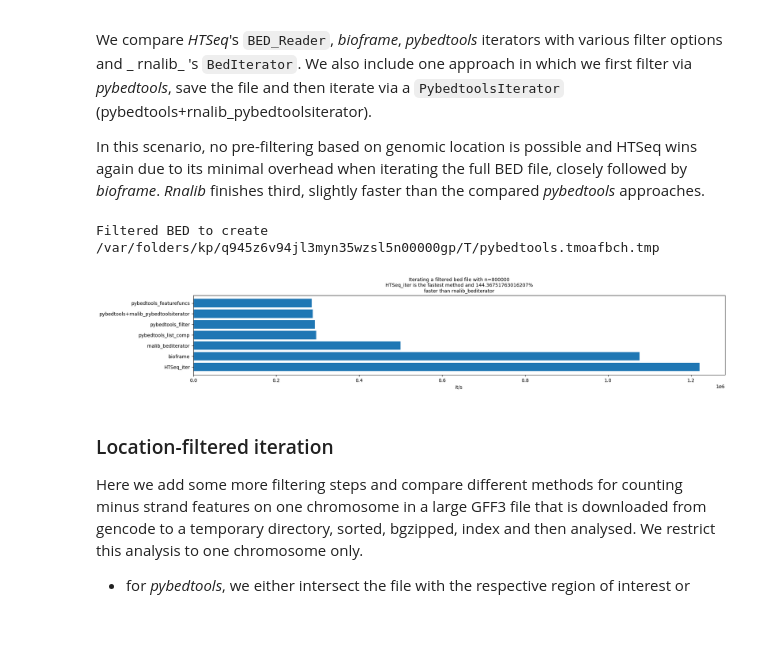
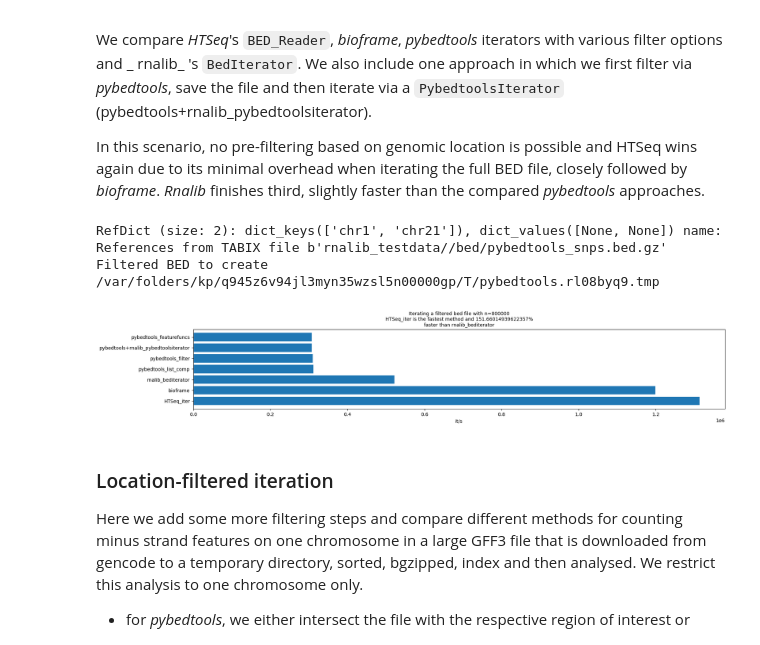
Before and after one commit to popitsch/rnalib, a Jupyter notebook: notebooks/RelatedWork_performance.ipynb, the cells around one changed output. Cells and saved outputs as stored; diff of their text form; code cells hidden in the pictures.

```diff
--- a/notebooks/RelatedWork_performance.ipynb
+++ b/notebooks/RelatedWork_performance.ipynb
@@ -145,7 +147,7 @@ with rna.Timer(times, 'BioframeIterator_iter') as timer:
 # assert that results match
 assert len({y for y in data.values()})==1, f"Error in some computation: {data}"
 
-n = stats[('yielded_items', None)]
+n = sum([c for (a,_),c in stats.items() if a=='yielded_items'])
 rna.plot_times(f"Calculating mean feature length in {dataset} (n={n})",
            times, n=n,
            reference_method='rnalib_iter')
@@ -187,7 +189,7 @@ for n,ax in zip(sizes,axes):
         with rna.Timer(times, 'rnalib') as timer:
             data[timer.name] = {}
             for chrom in chroms:
-                with rna.BedGraphIterator(bed_file, chromosome=chrom) as it:
+                with rna.BedGraphIterator(bed_file, region=chrom) as it:
                     data[timer.name][chrom]=np.mean([v for _,v in it])
                     stats.update(it.stats)
         # pybedtools - iterate
@@ -252,37 +254,39 @@ with rna.Timer(times, 'pybedtools_list_comp') as timer:
     data[timer.name] = [x.name for x in pybedtools.BedTool(bed_file) if len(x) > minlen]
 with rna.Timer(times, 'pybedtools_featurefuncs') as timer:
     # BedTools with filter()/featurefuncs
     data[timer.name] = [x.name for x in pybedtools.BedTool(bed_file).filter(greater_than, minlen)]
 with rna.Timer(times, 'rnalib_bediterator') as timer:
     # native rnalib iterator. Collect stats from here
     with rna.BedIterator(bed_file) as it:
         data[timer.name] = [snp.data.name for snp in it if len(snp)>minlen]
         stats=it.stats # we also get some stats here...
 with rna.Timer(times, 'pybedtools+rnalib_pybedtoolsiterator') as timer:
     # here we first filter via pybedtools, save the file and then iterate via a PybedtoolsIterator
     bt=pybedtools.BedTool(bed_file).filter(greater_than, minlen).saveas()
-    with rna.PybedtoolsIterator(bt) as it:
+    # note: as
+    with rna.PybedtoolsIterator(bt, refdict=rna.RefDict.load(bed_file)) as it:
         print(f"Filtered BED to create {bt.fn}")
         data[timer.name] = [snp.data.name for snp in it]
     # HTSeq
 with rna.Timer(times, 'HTSeq_iter') as timer:
     data[timer.name] = [x.name for x in HTSeq.BED_Reader(bed_file) if x.iv.length>minlen]
     # bioframe
 with rna.Timer(times, 'bioframe') as timer:
     with rna.BioframeIterator(rna.get_resource('pybedtools_snps')) as it:
         data[timer.name] = it.df.query(f"end-start>{minlen}")['name'].to_list()
 
 # check results
 assert len({len(y) for y in data.values()})==1, f"Error in some computation: {data}"
 
 # calc speed improvement
-n = stats[('yielded_items', None)]
+n = sum([c for (a,_),c in stats.items() if a=='yielded_items'])
 rna.plot_times(f"Iterating a filtered bed file with n={n}",
            times, n,
            reference_method='rnalib_bediterator')
 # %% [output]
-Filtered BED to create /var/folders/kp/q945z6v94jl3myn35wzsl5n00000gp/T/pybedtools.tmoafbch.tmp
+RefDict (size: 2): dict_keys(['chr1', 'chr21']), dict_values([None, None]) name: References from TABIX file b'rnalib_testdata//bed/pybedtools_snps.bed.gz'
+Filtered BED to create /var/folders/kp/q945z6v94jl3myn35wzsl5n00000gp/T/pybedtools.rl08byq9.tmp
-[figure, old version]
+[figure, new version]
 # %% [markdown]
 ### Location-filtered iteration
 Here we add some more filtering steps and compare different methods for counting minus strand features on one chromosome in a large GFF3 file that is downloaded from gencode to a temporary directory, sorted, bgzipped, index and then analysed. We restrict this analysis to one chromosome only.
```
Also changed, not shown: parts of 29 cells of this notebook, 11 other files.
